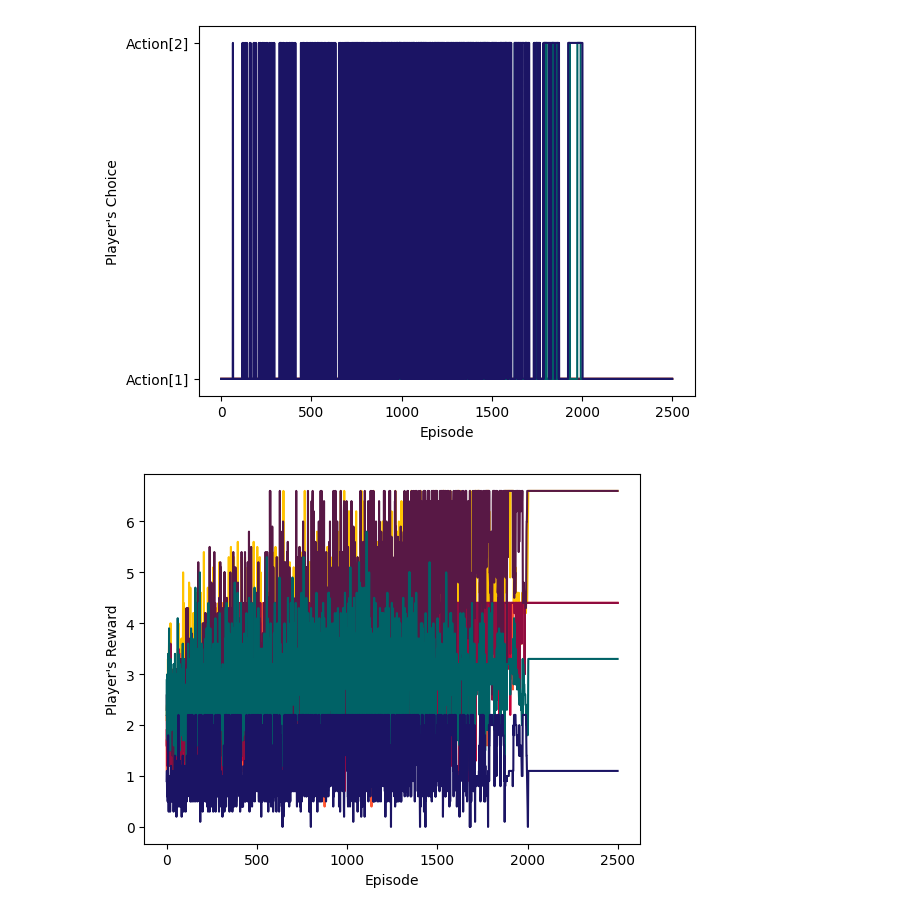
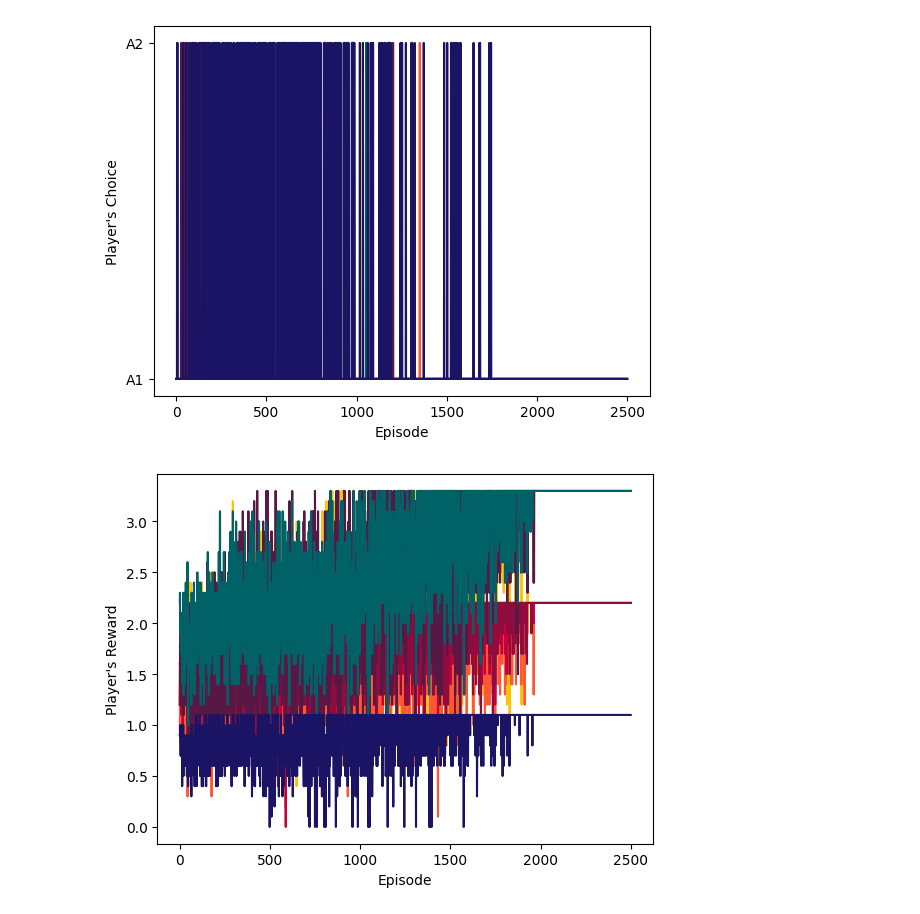
Before and after one commit to nataliakoliou/Repeated-Coordination-Game, a Jupyter notebook: repeated-coordination-game.ipynb, the cells around one changed output. Saved outputs shown, nothing was run; the diff lists cells and outputs as text; code cells hidden in the pictures.

```diff
--- a/repeated-coordination-game.ipynb
+++ b/repeated-coordination-game.ipynb
@@ -2,28 +2,29 @@
 import time
 import random
 import numpy as np
-from collections import Counter
 import matplotlib.pyplot as plt
 
 # Iterative Coordination Game
-actions = ["Action[1]", "Action[2]"]
-types = ["X", "X", "X", "X", "X", "Y", "Y"]
-payoff = {"X": [[2,0],[0,1]], "Y": [[1,0],[0,2]]}
+actions = ["A1", "A2"]
+types = ["X", "X", "X", "X", "Y", "Y", "Y"]
+payoff = [[1,0],[0,1]]
 neighbors = [[0,4],[0,5],[0,3],[1,2],[1,4],[2,3],[4,5],[5,6]]
-frequencies = [sum(num in sublist for sublist in neighbors) for num in range(max(max(sublist) for sublist in neighbors) + 1)]
+frequencies = [sum(num in sublist for sublist in neighbors) for num in range(max(max(sublist) for sublist in neighbors) + 1)]  # [0,1,2,3,4,5,6] ~ [3,2,2,2,3,3,1]
 
-def game_print(phase, ep, maxep, players_data):
+def game_print(phase, ep, m, episodes, players_data, pair):
 
-    if phase == "exploration" and ep % int(maxep/10) == 0:
-        print("\nRound.{} - Exploration ".format(ep) + "*"*55)
+    if phase == "exploration" and m == 10 and ep % int(episodes/4) == 0:
+        print("\n" + "*"*50 + '\033[1m' + "\nExploration:" + '\033[0m' + " (pair: {}, episode: {})".format(pair, ep))
         for p in range(len(players_data)):
-            print(players_data[p]["name"] + ": (action: " + players_data[p]["action"] + ", q-table: " + str(players_data[p].get("qtable")) + ")")
+            print('\033[1m' + players_data[p]["name"] + ":" + '\033[0m' + " {type: " + players_data[p]["type"] + \
+            ", preference: " + players_data[p]["preference"] + ", action: " + str(players_data[p]["action"]) + "}")
         time.sleep(0)
 
-    elif phase == "exploitation" and (ep % int(maxep/10) == 0 or (ep >= maxep-10 and ep <= maxep)):
-        print("\nRound.{} - Exploitation ".format(ep) + "*"*55)
+    elif phase == "exploitation" and m == 10 and ep % int(episodes/4) == 0:
+        print("\n" + "*"*50 + '\033[1m' + "\nExploitation:" + '\033[0m' + " (pair: {}, episode: {})".format(pair, ep))
         for p in range(len(players_data)):
-            print(players_data[p]["name"] + ": (action: " + players_data[p]["action"] + ", q-table: " + str(players_data[p].get("qtable")) + ")")
+            print('\033[1m' + players_data[p]["name"] + ":" + '\033[0m' + " {type: " + players_data[p]["type"] + \
+            ", preference: " + players_data[p]["preference"] + ", action: " + str(players_data[p]["action"]) + "}")
         time.sleep(0)
 
 def graph(x_max, y_ranges, x_label, y_label):
@@ -50,45 +51,41 @@ def string_to_id(string, list):
 def qlearning(players_data):
     moments = 10
     episodes = 2500
-    ep = 0
     alpha = 0.1
     gamma = 0.9
     epsilon = 1.0
     decay = 0.01
     accuracy = 10
 
+    acXep = [[0 for e in range(episodes)] for p in range(len(players_data))]
     rwXep = [[0 for e in range(episodes)] for p in range(len(players_data))]
-    acXep = [[0 for e in range(episodes)] for p in range(len(players_data))]
     mrwXep = [[0 for e in range(episodes)] for t in range(len(set(types)))]
 
+    ep = 0  # episodes counter
     while ep < episodes:
-        for pair in neighbors:  # n = [0,4], ...
-            m = 0
+        for pair in neighbors:
+            m = 0  # moments counter
             choice = round(random.uniform(0, 1), accuracy)
             while m <= moments:
                 m += 1
-                if choice < epsilon : # EXPLORATION
+                if choice < epsilon :  # EXPLORATION
                     players_data = explore(pair, players_data)
                     acXep, rwXep, mrwXep, players_data = update(pair, players_data, alpha, gamma, acXep, rwXep, mrwXep, ep, moments)
-                    #game_print("exploration", ep, episodes, players_data)
-                else: # EXPLOITATION
+                    game_print("exploration", ep, m, episodes, players_data, pair)
+                else:  # EXPLOITATION
                     players_data = exploit(pair, players_data)
                     acXep, rwXep, mrwXep, players_data = update(pair, players_data, alpha, gamma, acXep, rwXep, mrwXep, ep, moments)
-                    #game_print("exploitation", ep, episodes, players_data)
+                    game_print("exploitation", ep, m, episodes, players_data, pair)
         ep = ep + 1
         if epsilon > 0.000000:
-            epsilon -= decay/20  # X=20
+            epsilon -= decay/20  # epsilon is reduced by decay every 20 episodes
         else:
             epsilon = 0.000000
 
-    x_axis = "Episode"
-    y_axis = "Player's Choice"
     acXep = [[int(num) for num in sublist] for sublist in acXep]
-    graph(episodes, acXep, x_axis, y_axis)
-    y_axis = "Player's Reward"
-    graph(episodes, rwXep, x_axis, y_axis)
-    y_axis = "Player-Types Mean Reward"
-    graph(episodes, mrwXep, x_axis, y_axis)
+    graph(episodes, acXep, "Episode", "Player's Choice")
+    graph(episodes, rwXep, "Episode", "Player's Reward")
+    graph(episodes, mrwXep, "Episode", "Player-Types Mean Reward")
 
 def update(pair, players_data, alpha, gamma, acXep, rwXep, mrwXep, ep, moments):
     for p in pair:
@@ -104,7 +101,7 @@ def update(pair, players_data, alpha, gamma, acXep, rwXep, mrwXep, ep, moments):
         rwXep[p][ep] += reward/moments
         mrwXep[string_to_id(player_type, list(set(types)))][ep] += reward/(moments*types.count(player_type))
         acXep[p][ep] += string_to_id(player_action, actions)/(moments*frequencies[p])   # this value will finally
-        # be something like e.x: 0.8 indicating that this player chose Action-2 (8) times in this current episode
+        # be something like e.x: 0.8 indicating that this player chose A2 (8) times in this current episode
     return acXep, rwXep, mrwXep, players_data
 
 def get_opponent(player, pair):
@@ -112,9 +109,13 @@ def get_opponent(player, pair):
     return opponent
 
 def explore(pair, players_data):
-    for p in pair:  # [0,4]
-        random_action = random.choice([actions[0], actions[1]])
-        players_data[p]["action"] = random_action
+    for p in pair:
+        prob = random.uniform(0, 1)
+        if prob < 0.6:
+            players_data[p]["action"] = players_data[p]["preference"]
+        else:
+            random_action = random.choice([actions[0], actions[1]])
+            players_data[p]["action"] = random_action
     return players_data
 
 def exploit(pair, players_data):
@@ -132,14 +133,17 @@ def main():
             "name": "Player[{}]".format(p),
             "type": types[p],
             "action": None,
-            "payoff": payoff[types[p]],
+            "preference": actions[0] if types[p] == "X" else actions[1],
+            "payoff": payoff,
             "qtable": {actions[0]: 0, actions[1]: 0}
             })
 
     qlearning(players_data)
 
+    print('\033[1m' + "Nash Equilibrium Strategies: " + '\033[0m')
     for p in range(num_players):
-        print(players_data[p]["name"] + ": (action: " + players_data[p]["action"] + ", q-table: " + str(players_data[p].get("qtable")) + ")")
+        print('\033[1m' + players_data[p]["name"] + ":" + '\033[0m' + " {type: " + players_data[p]["type"] + \
+        ", preference: " + players_data[p]["preference"] + ", action: " + players_data[p]["action"] + "}")
 
 if __name__ == "__main__":
     main()
@@ -147,2 +168,2 @@ if __name__ == "__main__":
-[figure, old version]
+[figure, new version]
-[figure, old version]
+[figure, new version]
```
Also changed, not shown: parts of 1 cell of this notebook.
